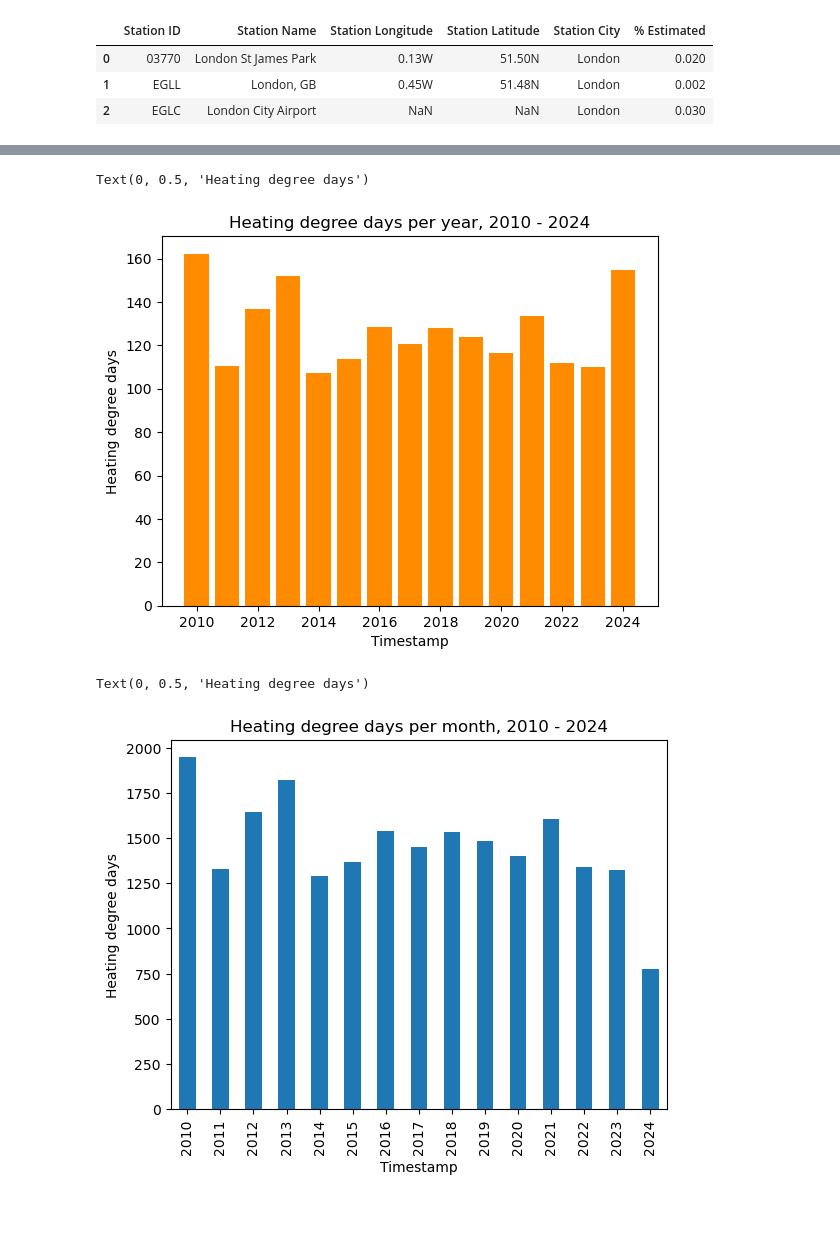
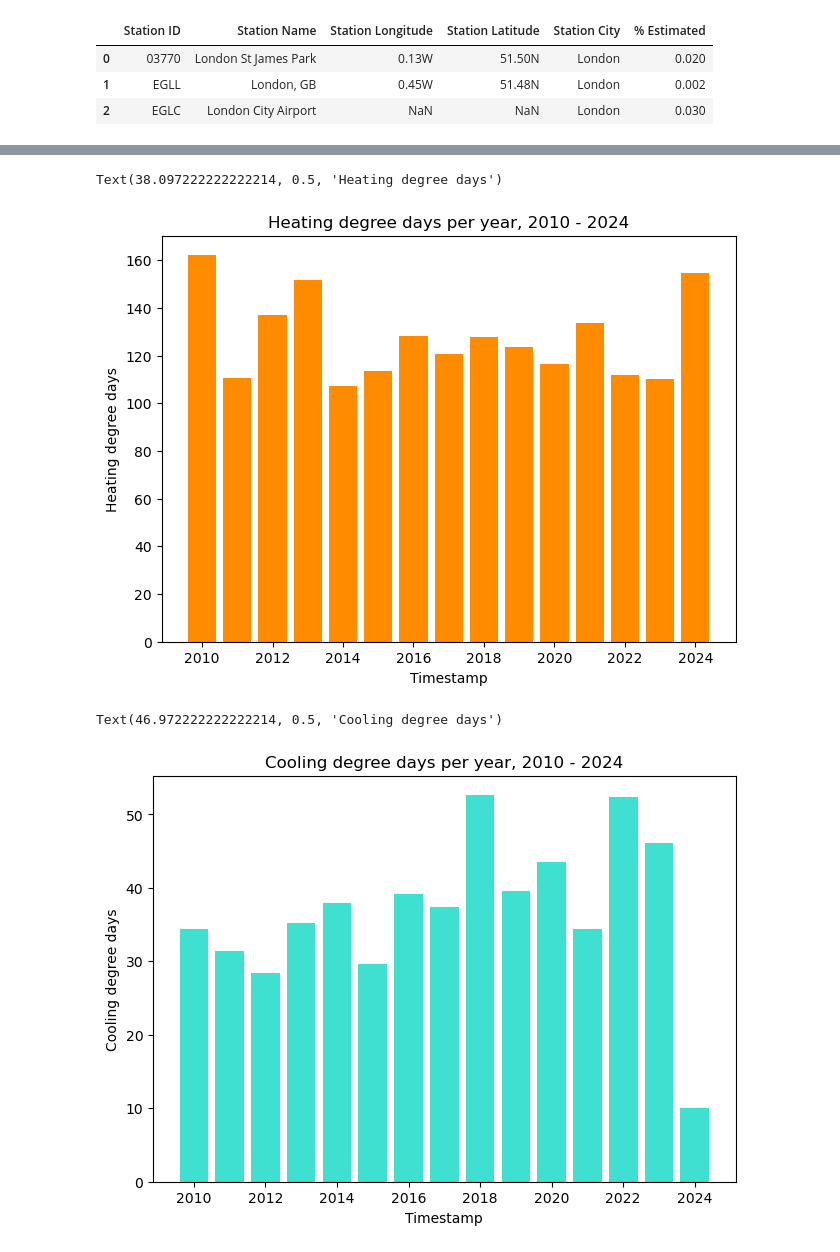
Before and after one commit to JoeyBream/weather-data, a Jupyter notebook: data.ipynb, the cells around one changed output, grey strips where cells are left out. Cells and saved outputs as stored; diff of their text form; code cells hidden in the pictures; blank space fills up the shorter version.

```diff
--- a/data.ipynb
+++ b/data.ipynb
@@ -86,15 +74,22 @@ x = WS_Data_ByYear['Year']
 y = WS_Data_ByYear['03770H150']
 chart = plt.bar(x, y, color="darkorange")
 plt.title("Heating degree days per year, 2010 - 2024")
+plt.tight_layout()
 plt.xlabel("Timestamp")
 plt.ylabel("Heating degree days")
 # %% [output]
-Text(0, 0.5, 'Heating degree days')
+Text(38.097222222222214, 0.5, 'Heating degree days')
-[figure, old version]
+[figure, new version]
-# %%
-## HEATING DEGREE DAY PER YEAR ## (Using Pandas plot)
-HDDsperYear = WS_Data.groupby([years])["03770H150"].sum()
-HDDsperYear.plot(kind='bar')
-# %% [output]
-Text(0, 0.5, 'Heating degree days')
-[figure, removed]
+# %%
+## COOLING DEGREE DAYS PER YEAR ## (Using Matplotlib)
+fig4 = plt.figure()
+x = WS_Data_ByYear['Year']
+y = WS_Data_ByYear['03770C150']
+chart = plt.bar(x, y, color="turquoise")
+plt.title("Cooling degree days per year, 2010 - 2024")
+plt.tight_layout()
+plt.xlabel("Timestamp")
+plt.ylabel("Cooling degree days")
+# %% [output]
+Text(46.972222222222214, 0.5, 'Cooling degree days')
+[figure, added]
```
Also changed, not shown: parts of 9 cells of this notebook.
